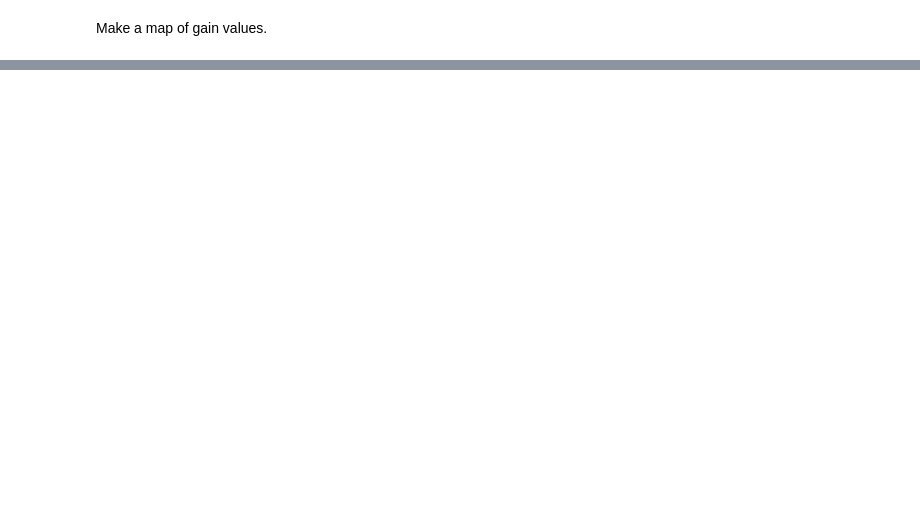
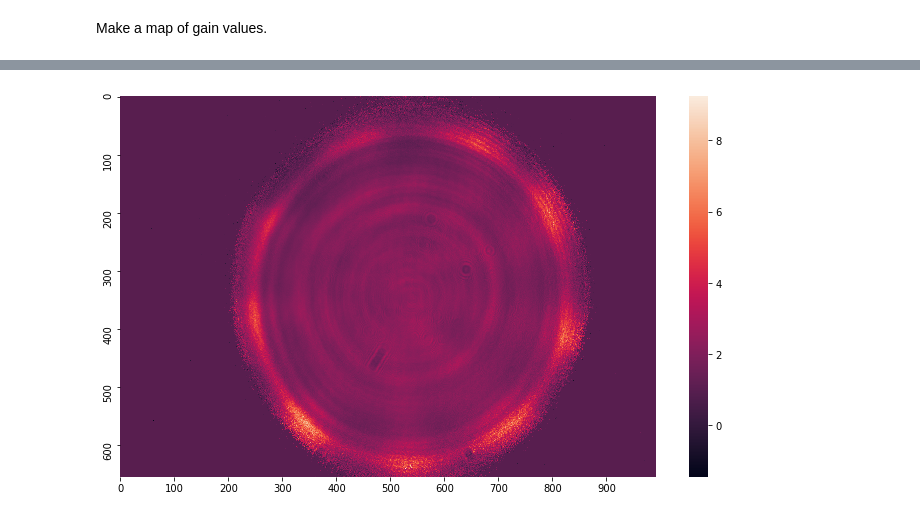
Before and after one commit to lepchenkov/Laser_amplification_mapper, a Jupyter notebook: Beam_Intensity_Analisys.ipynb, the cells around one changed output, grey strips where cells are left out. Cells and saved outputs as stored; diff of their text form; code cells hidden in the pictures; blank space fills up the shorter version.

```diff
--- a/Beam_Intensity_Analisys.ipynb
+++ b/Beam_Intensity_Analisys.ipynb
@@ -137,0 +150,6 @@ gain_values_map = sb.heatmap(gain_values, xticklabels = 100, \
+# %%
+plt.figure(figsize=(12, 7))
+gain_values_map = sb.heatmap(gain_values, xticklabels = 100, \
+                             yticklabels = 100)
+# %% [output]
+[figure, added]
```
Also changed, not shown: parts of 7 cells of this notebook.
